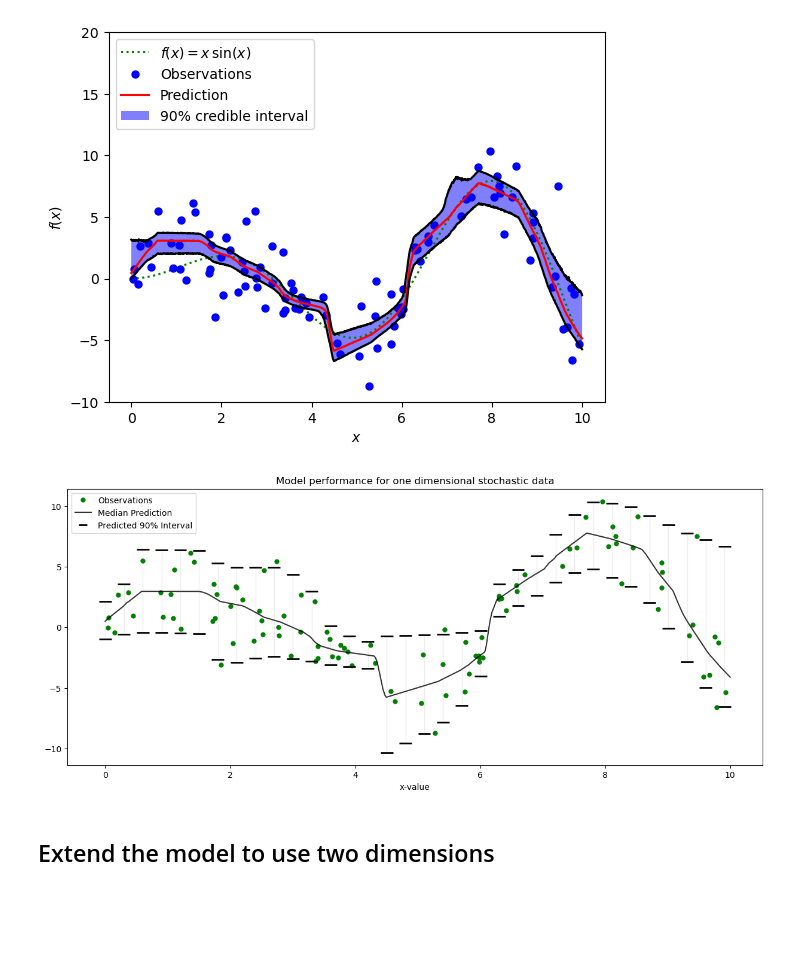
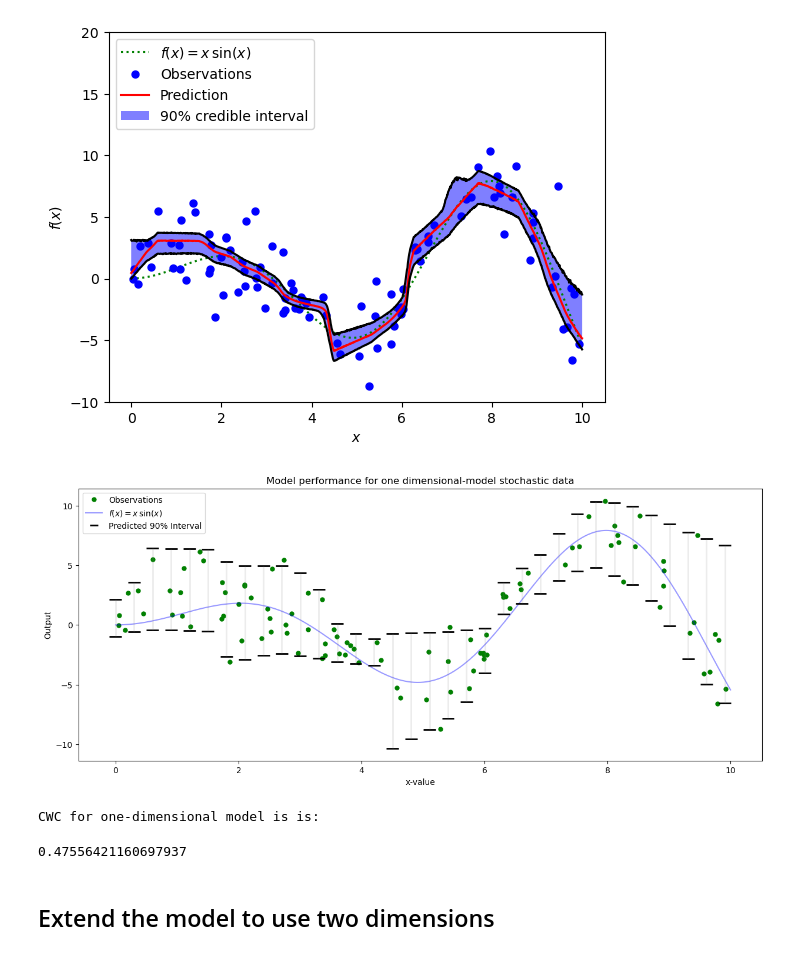
Before and after one commit to mxnurmi/miska-aalto-data-science-project, a Jupyter notebook: project_notebook.ipynb, the cells around one changed output. Cells and saved outputs as stored; diff of their text form; code cells hidden in the pictures; blank space fills up the shorter version.

```diff
--- a/project_notebook.ipynb
+++ b/project_notebook.ipynb
@@ -325,7 +356,7 @@ y = y.astype(np.float32)
 
 xx = np.atleast_2d(np.linspace(0, 10, 1000)).T
 xx = xx.astype(np.float32)
-predicted_percentiles = learner.predict(xx)  # Assuming this gives [lower, median, upper]
+predicted_percentiles = learner.predict(xx)
 y_lower_pred, y_pred, y_upper_pred = predicted_percentiles[:, 0], predicted_percentiles[:, 1], predicted_percentiles[:, 2]
 
 # Calculate dynamic true percentiles for each point in xx
@@ -336,8 +367,8 @@ y_upper_true = f(xx).ravel() + 1.645 * dy_xx  # 90th percentile
 # Plotting
 plt.figure(figsize=(15, 6))
 plt.plot(X, y, 'g.',markersize=10, label='Observations')
-#plt.plot(xx, f(xx), 'g:', label=u'$f(x) = x\,\sin(x)$')
-plt.plot(xx, y_pred, 'Black', label='Median Prediction', alpha=0.8)
+plt.plot(xx, f(xx), 'blue', label=u'$f(x) = x\,\sin(x)$', alpha=0.4)
+
 
 indexing = xx.ravel()
 
@@ -349,37 +380,44 @@ for i in range(0, len(xx), interval):
     lower_val_pred = y_lower_pred[i]
     upper_val_pred = y_upper_pred[i]
 
     median_val_pred = y_pred[i]
 
 
     median_value = (y_upper_pred[i] + y_lower_pred[i]) / 2
     lower_error = y_pred[i] - y_lower_pred[i]
     upper_error = y_upper_pred[i] - y_pred[i]
 
 
     plt.hlines(upper_val_pred, x_val - 0.1, x_val + 0.1, color='black', linewidth=2)
     plt.hlines(lower_val_pred, x_val - 0.1, x_val + 0.1, color='black', linewidth=2)
     #plt.errorbar(x_val, median_value, yerr=[[(upper_error - lower_error]], fmt='c|', alpha=0.7)
-    plt.errorbar(x_val, median_val_pred, yerr=[[lower_error], [upper_error]], fmt='grey', alpha=0.15, capthick=2, elinewidth=1)
+
+    plt.errorbar(x_val, median_val_pred, yerr=[[lower_error], [upper_error]], fmt='grey', alpha=0.15, capthick=2, elinewidth=2)
 
 #¤vertical_bar_true = Line2D([0], [0], linestyle='none', marker='|', color='grey', markersize=10, markeredgewidth=1.5)
 
 # Automatically generate default legend handles and labels
 handles, labels = plt.gca().get_legend_handles_labels()
 # Append the custom handler for the vertical bars
 
 legend_prediction = Line2D([0], [0], linestyle='none', marker='_', color='black', markersize=10, markeredgewidth=2)
 handles.append(legend_prediction)
 labels.append('Predicted 90% Interval')
 
-plt.title("Model performance for one dimensional stochastic data")
+plt.title("Model performance for one dimensional-model stochastic data")
 plt.xlabel("x-value")
-
+plt.ylabel("Output")
 plt.legend(handles=handles, labels=labels, loc="best")
 
 plt.show()
 # %% [output]
-[figure, old version]
+[figure, new version]
+# %%
+print("CWC for one-dimensional model is is:")
+calculate_cwc(f(xx), y_lower_pred, y_upper_pred)
+# %% [output]
+CWC for one-dimensional model is is:
+0.47556421160697937
 # %% [markdown]
 ## Extend the model to use two dimensions
 # %%
```
Also changed, not shown: parts of 9 cells of this notebook.
